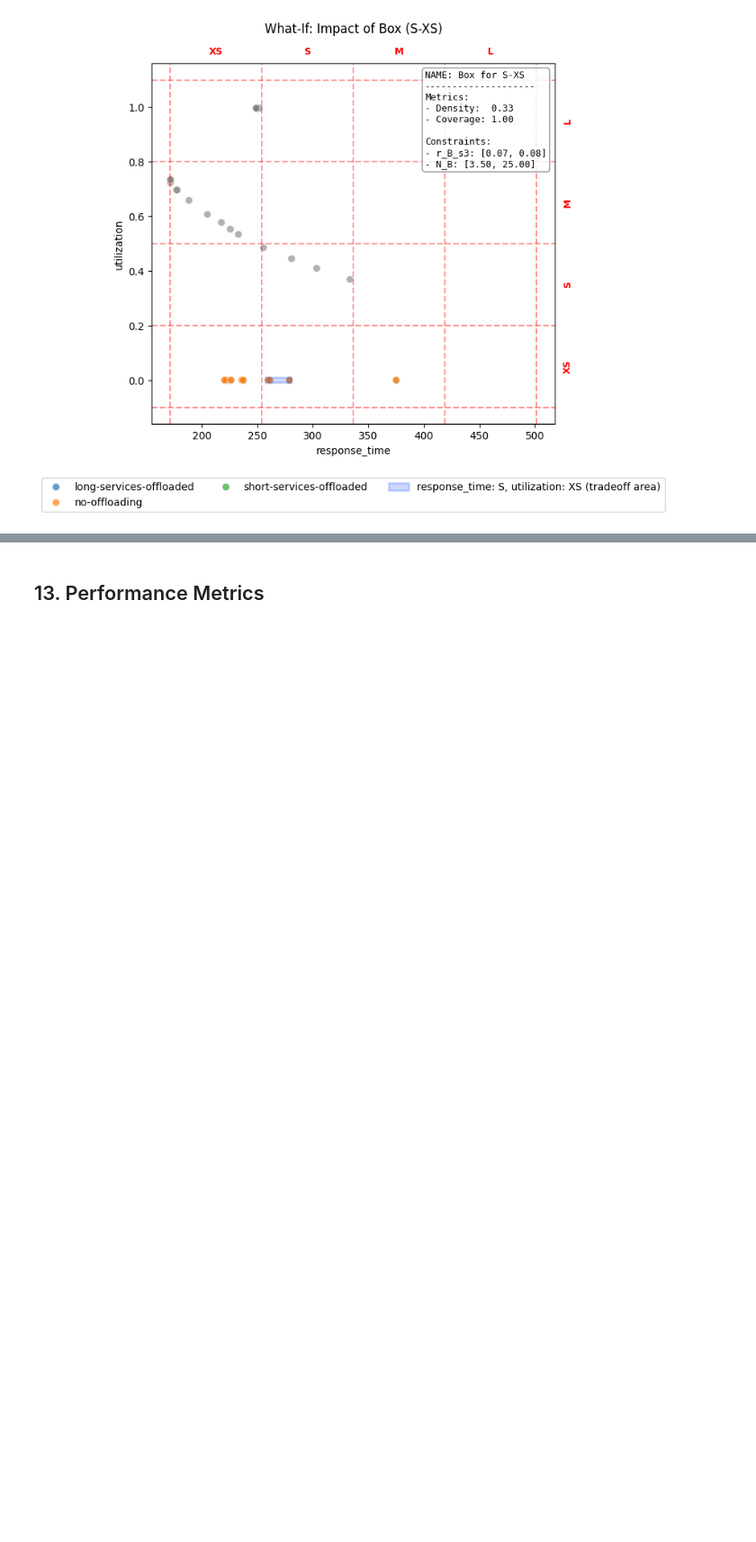
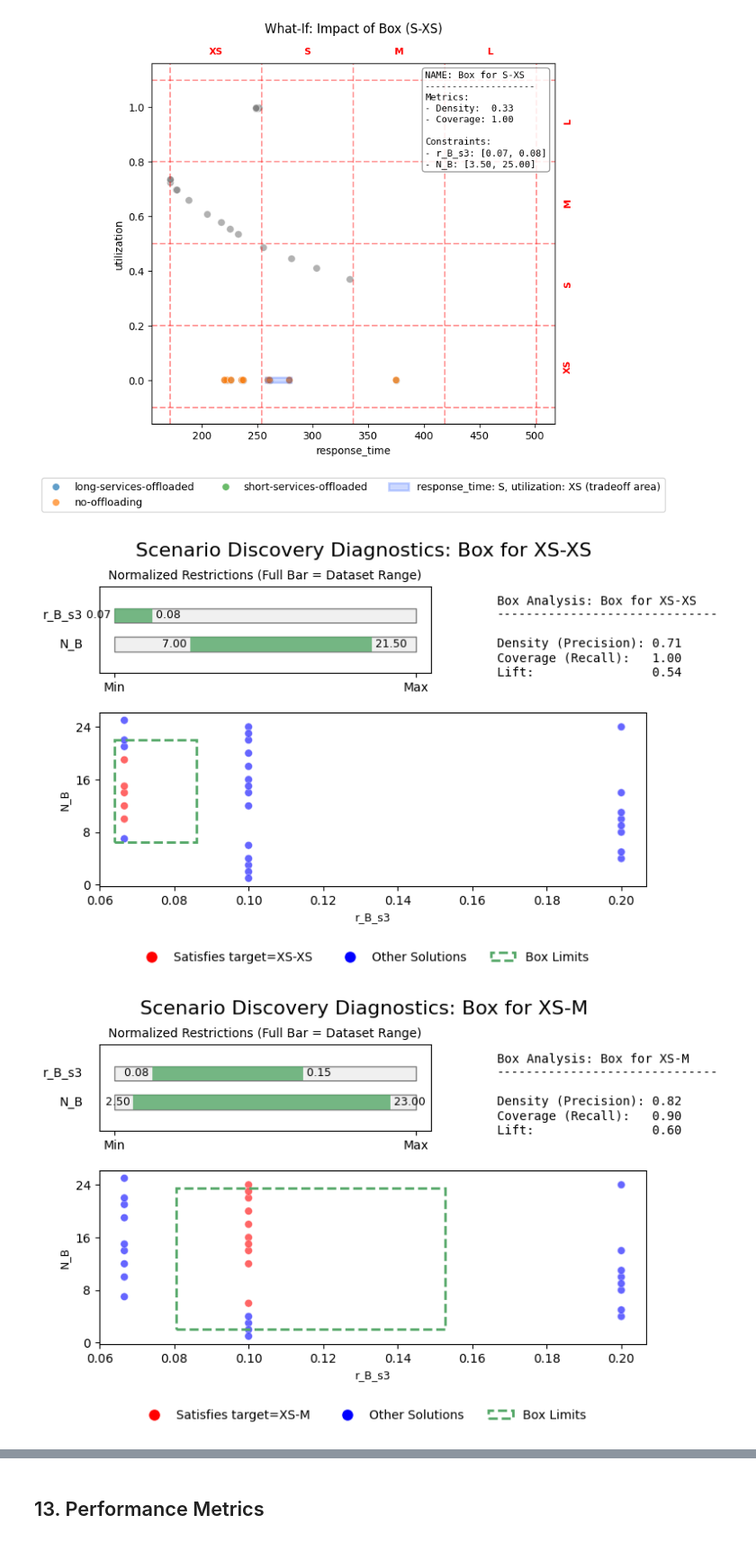
Before and after one commit to andresdp/patterns-sa, a Jupyter notebook: patterns/Gateway_Offloading/analysis-go.ipynb, the cells around one changed output, grey strips where cells are left out. Shown at 90% size. Saved outputs shown, nothing was run; the diff lists cells and outputs as text; code cells hidden in the pictures; blank space fills up the shorter version.

Commit message:
new box visualizations

```diff
--- a/patterns/Gateway_Offloading/analysis-go.ipynb
+++ b/patterns/Gateway_Offloading/analysis-go.ipynb
@@ -592,3 +609,10 @@ for x_col, y_col in itertools.combinations(outcome_cols, 2):
     plt.show()
 # %% [output]
 [figure]
+# %%
+for box in prim_boxes:
+    fig = session.show_box_diagnostics(box, subset='test', show_diagonal=False, figsize=(8,5))
+    fig.show()
+# %% [output]
+[figure, added]
+[figure, added]
```
Also changed, not shown: parts of 4 cells of this notebook, 6 other files.
